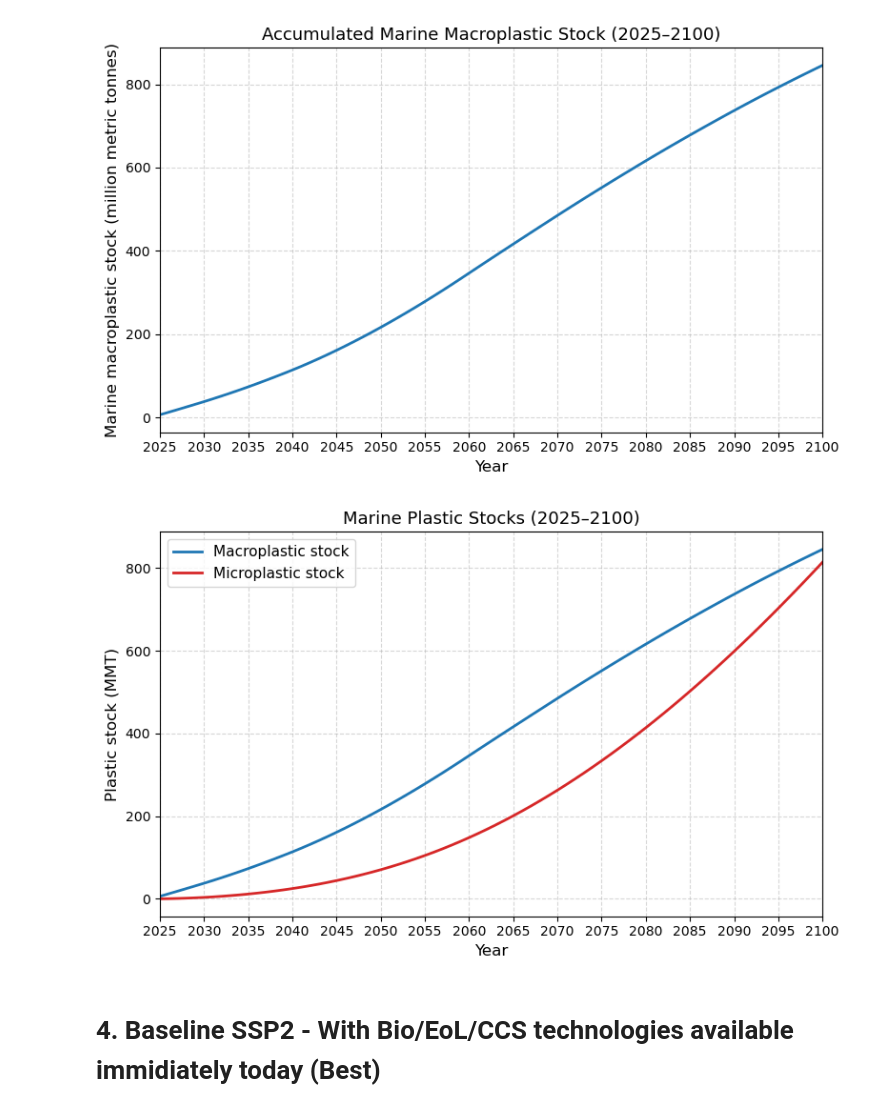
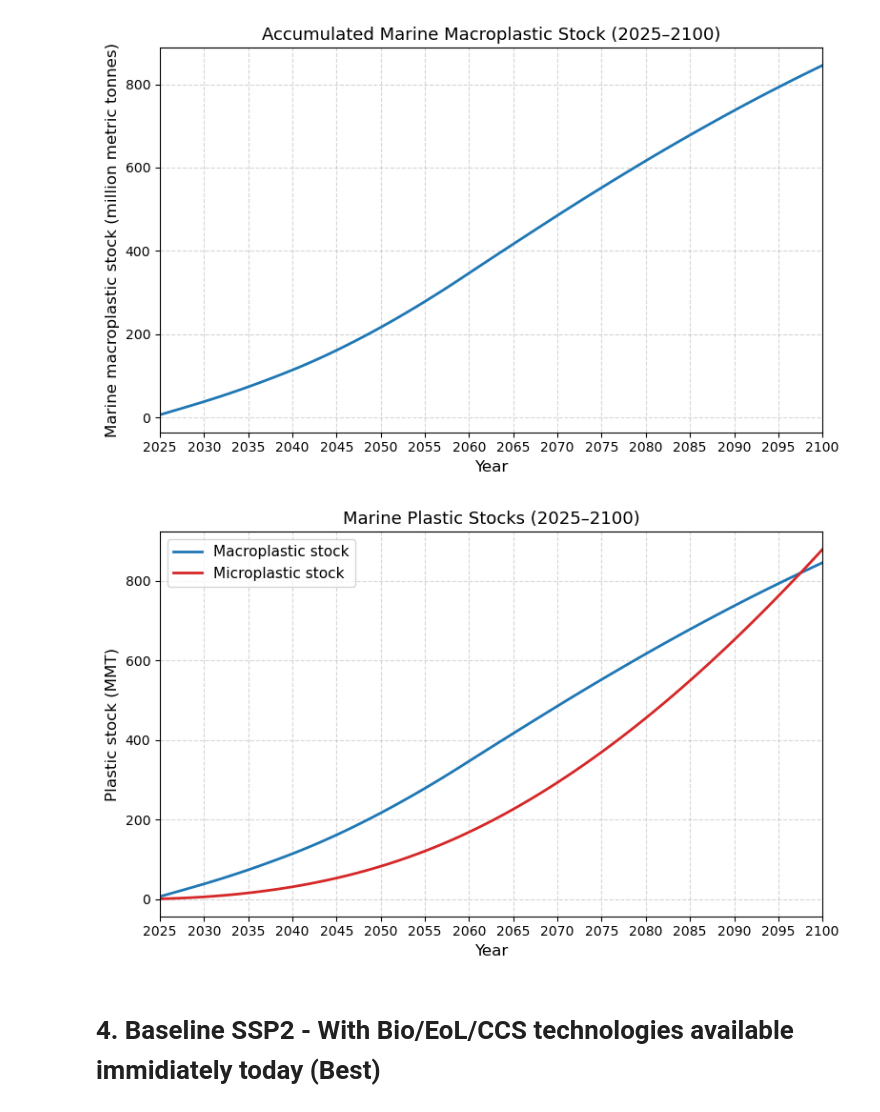
Before and after one commit to FarshidNazemi/packaging-roadmap, a Jupyter notebook: dynamic analysis and roadmap.ipynb, the cells around one changed output. Saved outputs shown, nothing was run; the diff lists cells and outputs as text; code cells hidden in the pictures.

```diff
--- a/dynamic analysis and roadmap.ipynb
+++ b/dynamic analysis and roadmap.ipynb
@@ -2277,39 +2332,39 @@ import pandas as pd
 import numpy as np
 
 # Load macro and micro stock data
-map_df = pd.read_csv("macroplastic_stock_by_year.csv")
-mip_df = pd.read_csv("microplastic_stock_by_year.csv")
+map_df = pd.read_csv("macroplastic_stock_by_year_best.csv")
+mip_df = pd.read_csv("microplastic_stock_by_year_best.csv")
 
 # Ensure both are in MMT
 map_df["MaP_stock_Mt"] = map_df["MaP_stock_kg"] / 1e9
 mip_df["MiP_stock_Mt"] = mip_df["MiP_stock_kg"] / 1e9
 
 # Merge by year
 merged = pd.merge(map_df[["year", "MaP_stock_Mt"]],
                   mip_df[["year", "MiP_stock_Mt"]],
                   on="year", how="inner")
 
 # Plot single axis with two series
 plt.figure(figsize=(8,5))
 plt.plot(merged["year"], merged["MaP_stock_Mt"], label="Macroplastic stock", linewidth=2, color="tab:blue")
 plt.plot(merged["year"], merged["MiP_stock_Mt"], label="Microplastic stock", linewidth=2, color="tab:red")
 
 plt.xlabel("Year", fontsize=12)
 plt.ylabel("Plastic stock (MMT)", fontsize=12)
 plt.title("Marine Plastic Stocks (2025–2100)", fontsize=13)
 plt.grid(True, linestyle="--", alpha=0.5)
 plt.xlim(2025, 2100)
 plt.xticks(np.arange(2025, 2101, 5))
 plt.legend(fontsize=11)
 plt.tight_layout()
 
 # Save the figure
 plt.savefig("plastic_stocks.png", dpi=300)
 plt.savefig("plastic_stocks.svg", format="svg")
 
 plt.show()
 # %% [output]
-[figure, old version]
+[figure, new version]
 # %% [markdown]
 # 4. Baseline SSP2 - With Bio/EoL/CCS technologies available immidiately today (Best)
 # %% [markdown]
```
Also changed, not shown: parts of 16 cells of this notebook, 13 other files.
